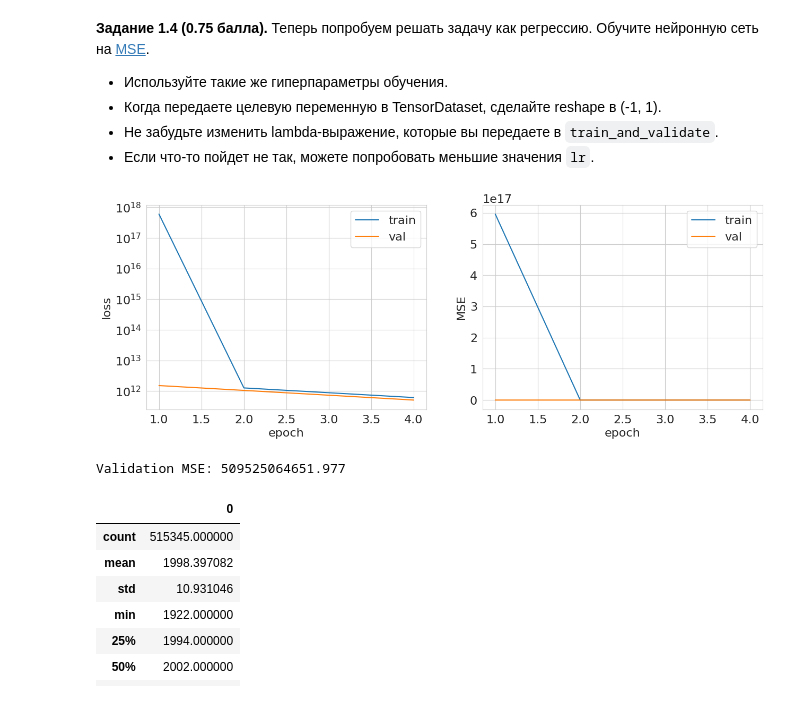
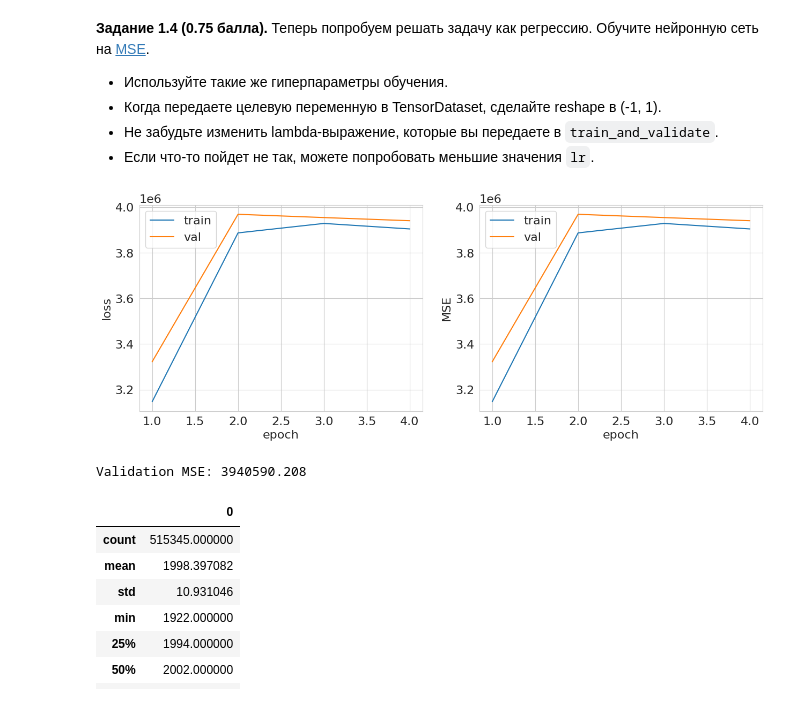
Before and after one commit to DmitriyPyankov/C0ver_letter_bot, a Jupyter notebook: homeworks/HW1/HW1_Light.ipynb, the cells around one changed output. Drawn from its saved outputs; the diff is of its cells as text; code cells hidden in the pictures.

```diff
--- a/homeworks/HW1/HW1_Light.ipynb
+++ b/homeworks/HW1/HW1_Light.ipynb
@@ -218,6 +218,7 @@ def train_and_validate(
     else:
         device = torch.device("cpu")
     print(device)
+    model = model.to(device)
 
     # Основной цикл по эпохам
     for epoch in range(1, num_epochs + 1):
@@ -462,36 +463,36 @@ class RegressionModel(nn.Module):
     def forward(self , x):
         x = self.linear_1(x)
         x =self.relu(x)
         x = self.linear_2(x)
         return x
 
 model = RegressionModel(input_size, out_size)
 
 # лосс и оптимизатор
 criterion = nn.MSELoss()
-optimizer = optim.SGD(model.parameters(), lr=1e-5) # Пробуем меньший лр
+optimizer = optim.SGD(model.parameters(), lr=1e-7) # Пробуем меньший лр
 
 
 # Lambda-функция для вычисления MSE в случае регрессии
 # predictions и targets уже имеют форму (batch_size, 1), используем squeeze() для удаления лишней размерности
 # reg_metric = lambda predictions, targets: ((predictions.squeeze() - targets.squeeze()) ** 2).mean()
 # reg_metric = lambda predictions, targets: ((predictions.squeeze() - targets.squeeze()) ** 2).mean().item()
 reg_metric = lambda predictions, targets: nn.MSELoss()(predictions.squeeze(), targets.squeeze()).item()
 # Короче опять кусок кода с lambda писал с дипсиком. В промте использовал предыдущий код с лямбдой в классификаторе и просил написать такой же для регрессора
 
 train_mse, val_mse = train_and_validate(
     model=model,
     optimizer=optimizer,
     criterion=criterion,
     metric=reg_metric,
     train_loader=train_loader,
     val_loader=val_loader,
     num_epochs=num_epochs,
     verbose=True
 )
 # %% [output]
-[figure, old version]
+[figure, new version]
-Validation MSE: 509525064651.977
+Validation MSE: 3940590.208
 # %%
 df.iloc[:, 0].describe()
 # %% [output]
```
Also changed, not shown: parts of 22 cells of this notebook.
